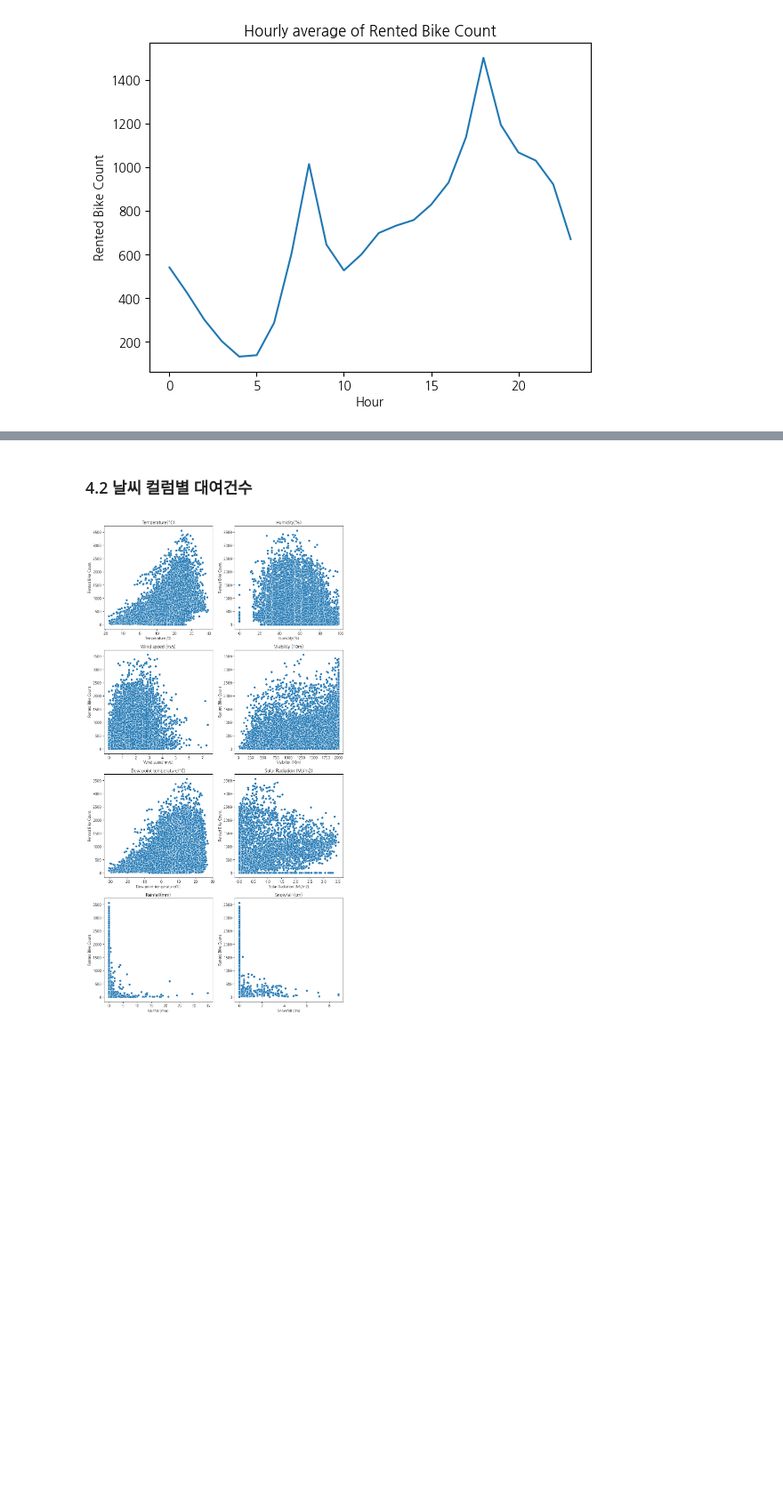
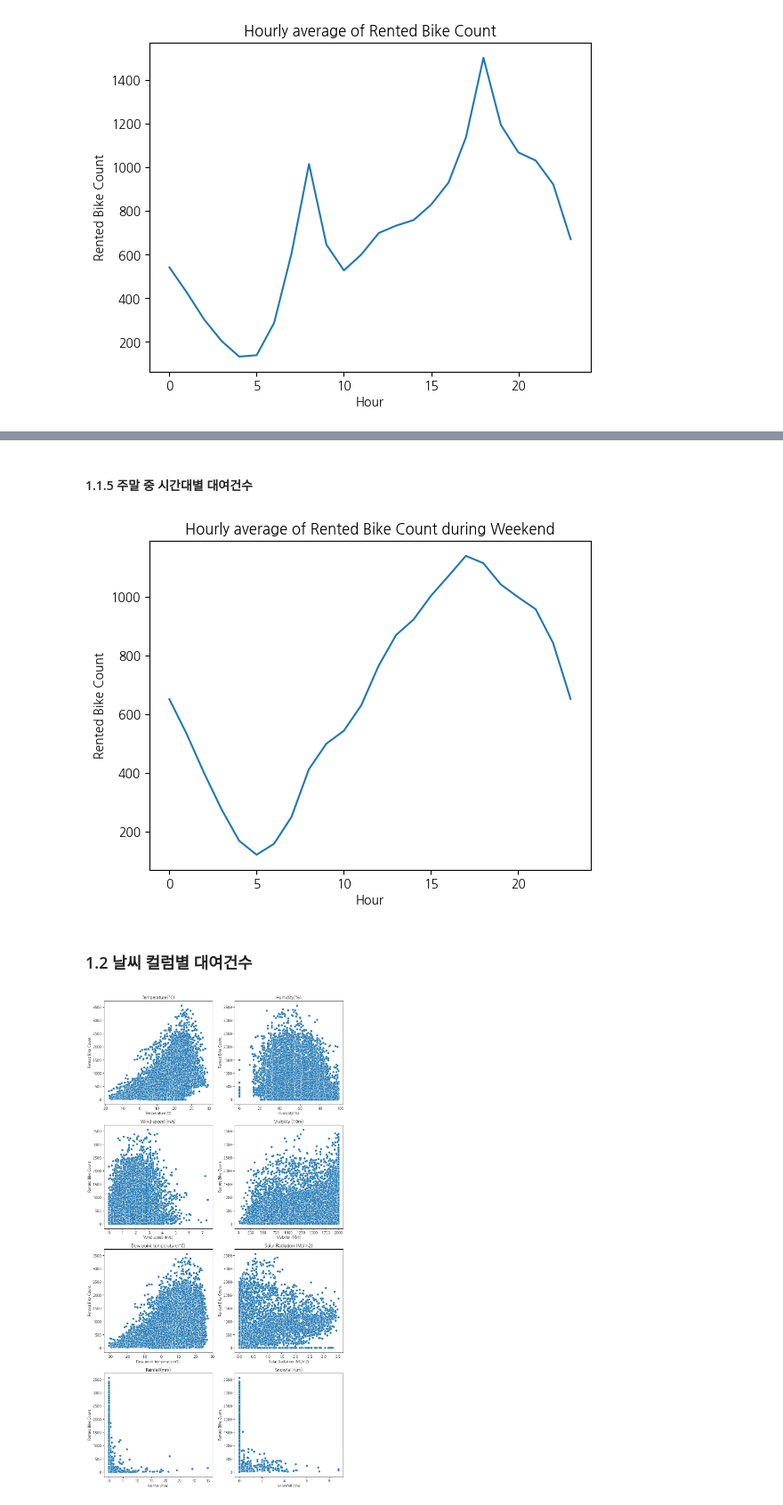
Before and after one commit to Minsoo0405/wanted-pre-onboarding-challenge-data, a Jupyter notebook: Data_Challenge_Project/code/data_visualization(kaggle).ipynb, the cells around one changed output, grey strips where cells are left out. Shown at 89% size. Saved outputs shown, nothing was run; the diff lists cells and outputs as text; code cells hidden in the pictures; blank space fills up the shorter version.

```diff
--- a/Data_Challenge_Project/code/data_visualization(kaggle).ipynb
+++ b/Data_Challenge_Project/code/data_visualization(kaggle).ipynb
@@ -61,5 +70,14 @@ plt.show()
+# %% [markdown]
+#### 1.1.5 주말 중 시간대별 대여건수
+# %%
+weekend_df = df[df['Weekend'] == 'Yes'].groupby("Hour").agg("mean")
+sns.lineplot(x=weekend_df.index, y=weekend_df['Rented Bike Count'])
+plt.title("Hourly average of Rented Bike Count during Weekend")
+plt.show()
+# %% [output]
+[figure, added]
 # %% [markdown]
-### 4.2 날씨 컬럼별 대여건수
+### 1.2 날씨 컬럼별 대여건수
 # %%
 plt.figure(figsize=(12,24))
 
```
Also changed, not shown: parts of 7 cells of this notebook, 2 other files.
